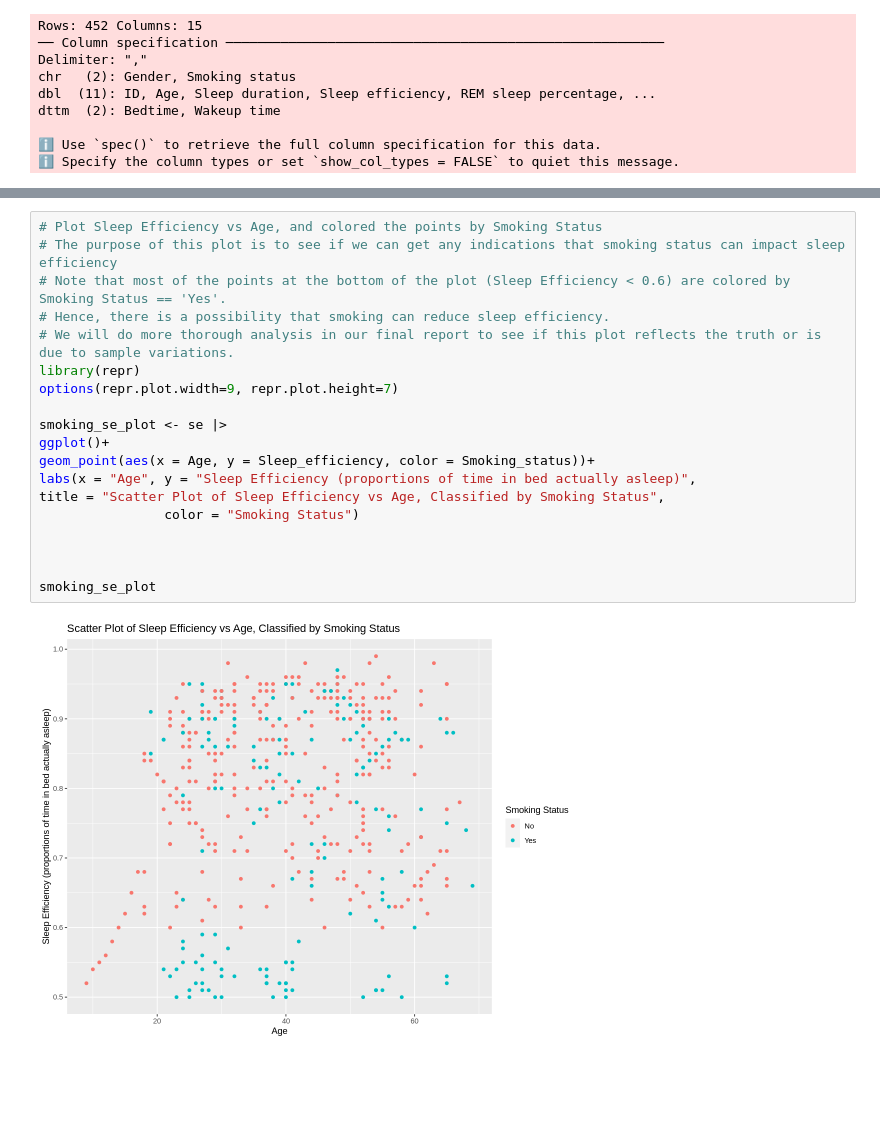
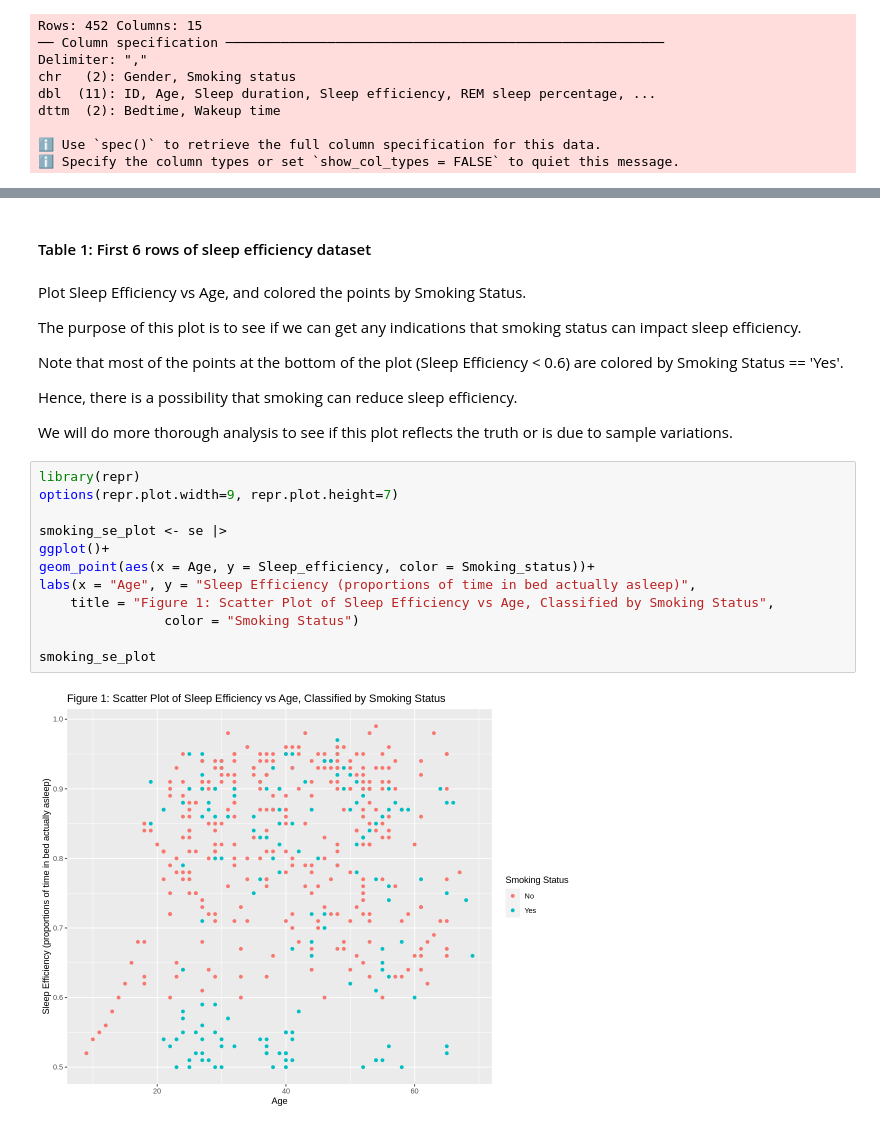
Before and after one commit to ritishaj/Does-smoking-status-affect-sleeping-efficiency-, a Jupyter notebook: Final Report-Copy1.ipynb, the cells around one changed output, grey strips where cells are left out. Drawn from its saved outputs; the diff is of its cells as text; blank space fills up the shorter version.

```diff
--- a/Final Report-Copy1.ipynb
+++ b/Final Report-Copy1.ipynb
@@ -66,24 +89,29 @@ A tibble: 6 × 15
 | 4 | 40 | Female | 2021-11-03 02:30:00 | 2021-11-03 08:30:00 | 6.0 | 0.51 | 23 | ... |
 | 5 | 57 | Male | 2021-03-13 01:00:00 | 2021-03-13 09:00:00 | 8.0 | 0.76 | 27 | ... |
 | 6 | 36 | Female | 2021-07-01 21:00:00 | 2021-07-01 04:30:00 | 7.5 | 0.90 | 23 | ... |
+# %% [markdown]
+#### Table 1: First 6 rows of sleep efficiency dataset
+# %% [markdown]
+Plot Sleep Efficiency vs Age, and colored the points by Smoking Status.
+
+The purpose of this plot is to see if we can get any indications that smoking status can impact sleep efficiency.
+
+Note that most of the points at the bottom of the plot (Sleep Efficiency < 0.6) are colored by Smoking Status == 'Yes'.
+
+Hence, there is a possibility that smoking can reduce sleep efficiency.
+
+We will do more thorough analysis to see if this plot reflects the truth or is due to sample variations.
 # %%
-# Plot Sleep Efficiency vs Age, and colored the points by Smoking Status
-# The purpose of this plot is to see if we can get any indications that smoking status can impact sleep efficiency
-# Note that most of the points at the bottom of the plot (Sleep Efficiency < 0.6) are colored by Smoking Status == 'Yes'.
-# Hence, there is a possibility that smoking can reduce sleep efficiency.
-# We will do more thorough analysis in our final report to see if this plot reflects the truth or is due to sample variations.
 library(repr)
 options(repr.plot.width=9, repr.plot.height=7)
 
 smoking_se_plot <- se |>
 ggplot()+
 geom_point(aes(x = Age, y = Sleep_efficiency, color = Smoking_status))+
 labs(x = "Age", y = "Sleep Efficiency (proportions of time in bed actually asleep)",
-title = "Scatter Plot of Sleep Efficiency vs Age, Classified by Smoking Status",
+    title = "Figure 1: Scatter Plot of Sleep Efficiency vs Age, Classified by Smoking Status",
                 color = "Smoking Status")
 
-
-
 smoking_se_plot
 # %% [output]
-[figure, old version]
+[figure, new version]
```
Also changed, not shown: parts of 51 cells of this notebook.
